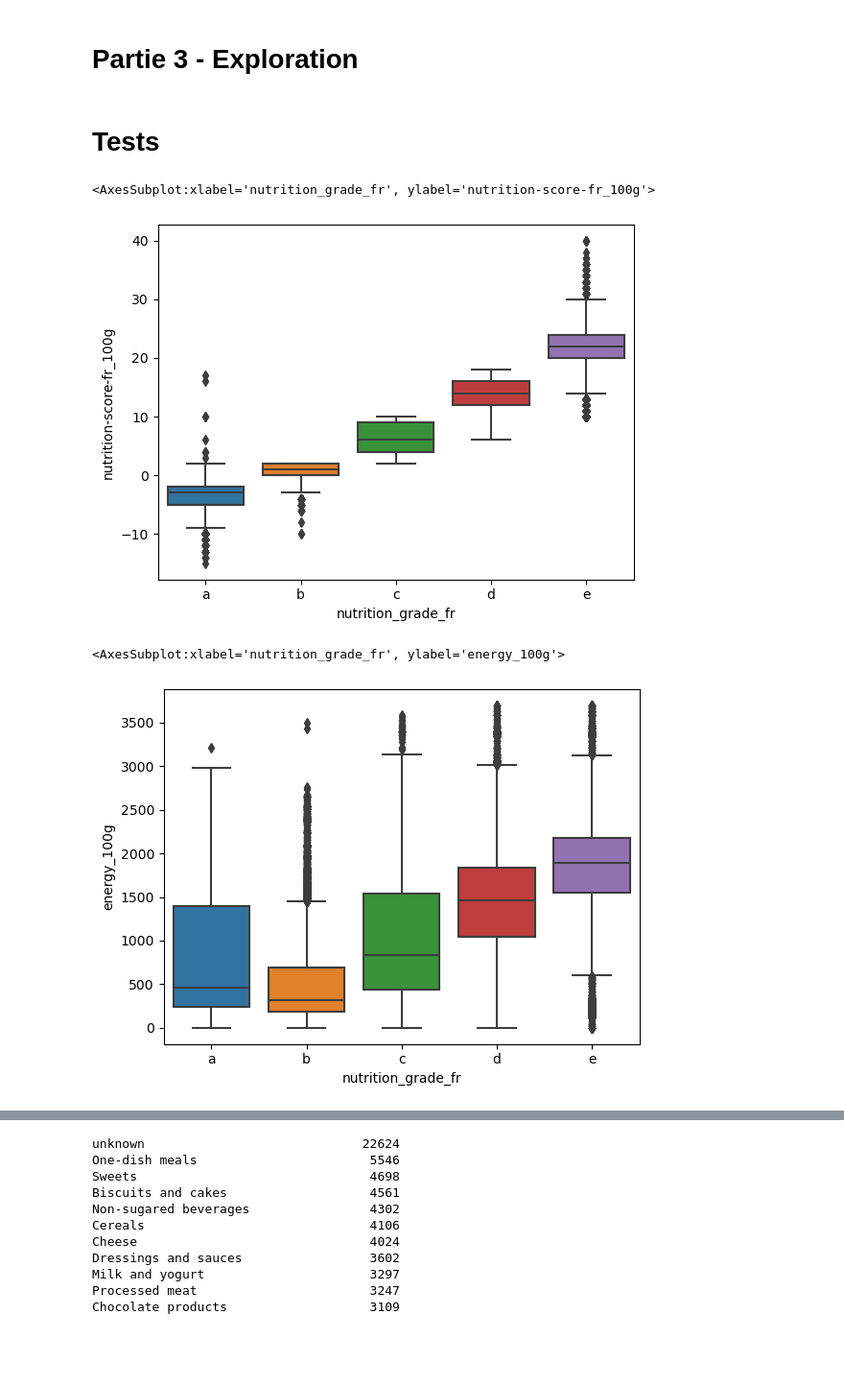
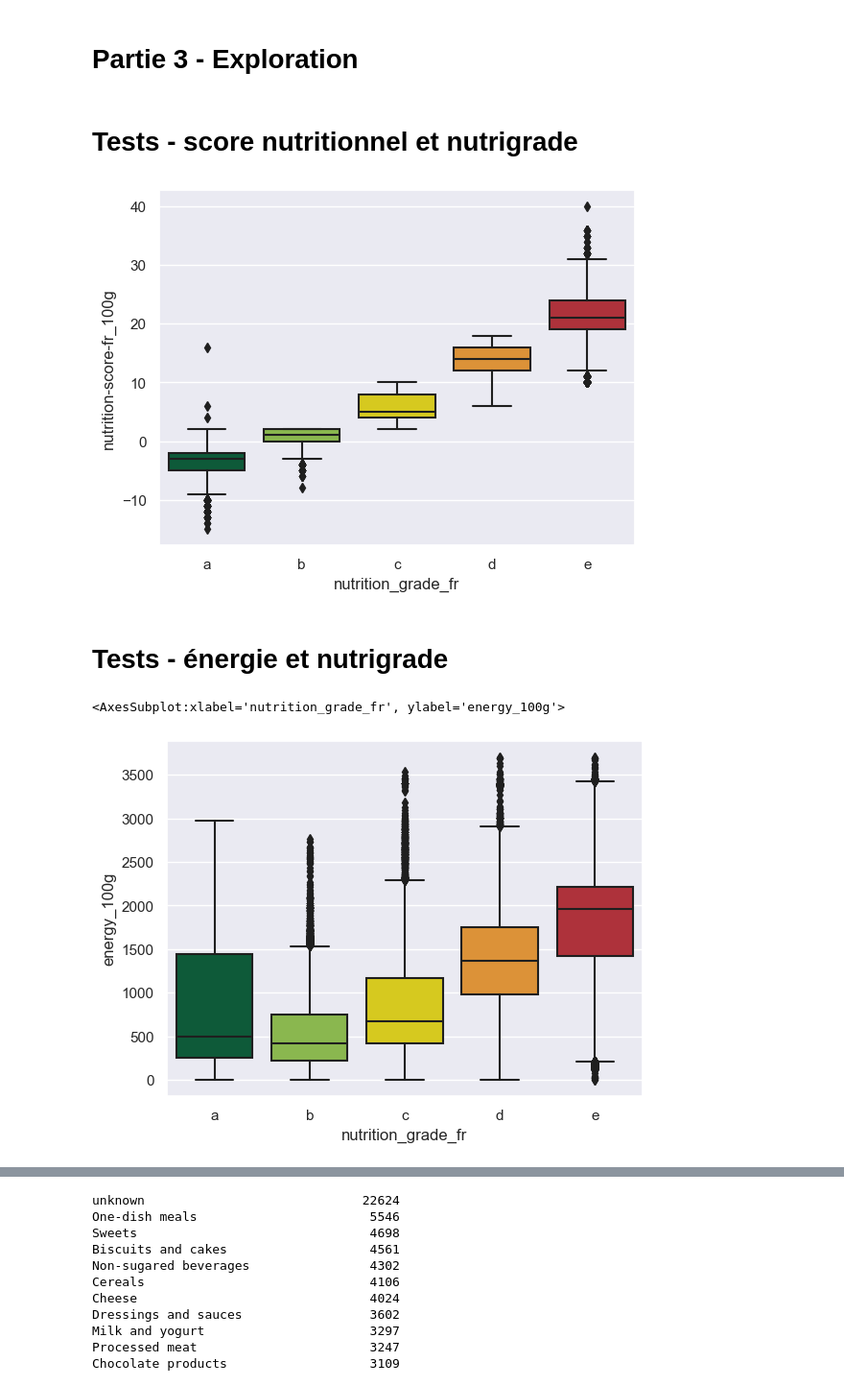
Before and after one commit to ClementPatin/OC-P3, a Jupyter notebook: Patin_Clement_1_notebook_052023.ipynb, the cells around one changed output, grey strips where cells are left out. Shown at 96% size. Cells and saved outputs as stored; diff of their text form; code cells hidden in the pictures; blank space fills up the shorter version.

Commit message:
run tests on nutrigrade and energy

```diff
--- a/Patin_Clement_1_notebook_052023.ipynb
+++ b/Patin_Clement_1_notebook_052023.ipynb
@@ -579,5 +579,5 @@ foodClean02.describe()
 # %% [markdown]
 # Partie 3 - Exploration
 # %% [markdown]
-# Tests
+# Tests -  score nutritionnel et nutrigrade
 # %%
@@ -586,17 +586,25 @@ testNutri=testNutri.loc[(testNutri["nutrition_grade_fr"].notna())&(testNutri["nu
 testNutri=testNutri.sort_values("nutrition_grade_fr")
 # %%
-sns.boxplot(data=testNutri,x="nutrition_grade_fr",y="nutrition-score-fr_100g")
+sns.set(style="darkgrid")
+myPalette= {"a": "#02663B",
+           "b": "#8DC83E",
+           "c" : "#F4E300",
+           "d" : "#F7941D",
+           "e" : "#C31D2A",
+           }
+sns.boxplot(data=testNutri,x="nutrition_grade_fr",y="nutrition-score-fr_100g",palette=myPalette);
 # %% [output]
-<AxesSubplot:xlabel='nutrition_grade_fr', ylabel='nutrition-score-fr_100g'>
-[figure, old version]
+[figure, new version]
+# %% [markdown]
+# Tests -  énergie et nutrigrade
 # %%
-testEnerNut=foodWithout_38[["nutrition_grade_fr","energy_100g"]]
+testEnerNut=foodClean02[["nutrition_grade_fr","energy_100g"]].copy()
 # %%
-testEnerNut=testEnerNut.loc[(testEnerNut["nutrition_grade_fr"].notna())&(testEnerNut["energy_100g"].notna())]
+testEnerNut=testEnerNut.loc[testEnerNut.notna().any(axis=1)]
 testEnerNut=testEnerNut.loc[testEnerNut["energy_100g"]<3700]
 testEnerNut=testEnerNut.sort_values("nutrition_grade_fr")
 # %%
-sns.boxplot(data=testEnerNut,x="nutrition_grade_fr",y="energy_100g")
+sns.boxplot(data=testEnerNut,x="nutrition_grade_fr",y="energy_100g",palette=myPalette)
 # %% [output]
 <AxesSubplot:xlabel='nutrition_grade_fr', ylabel='energy_100g'>
-[figure, old version]
+[figure, new version]
```
Also changed, not shown: parts of 6 cells of this notebook.
